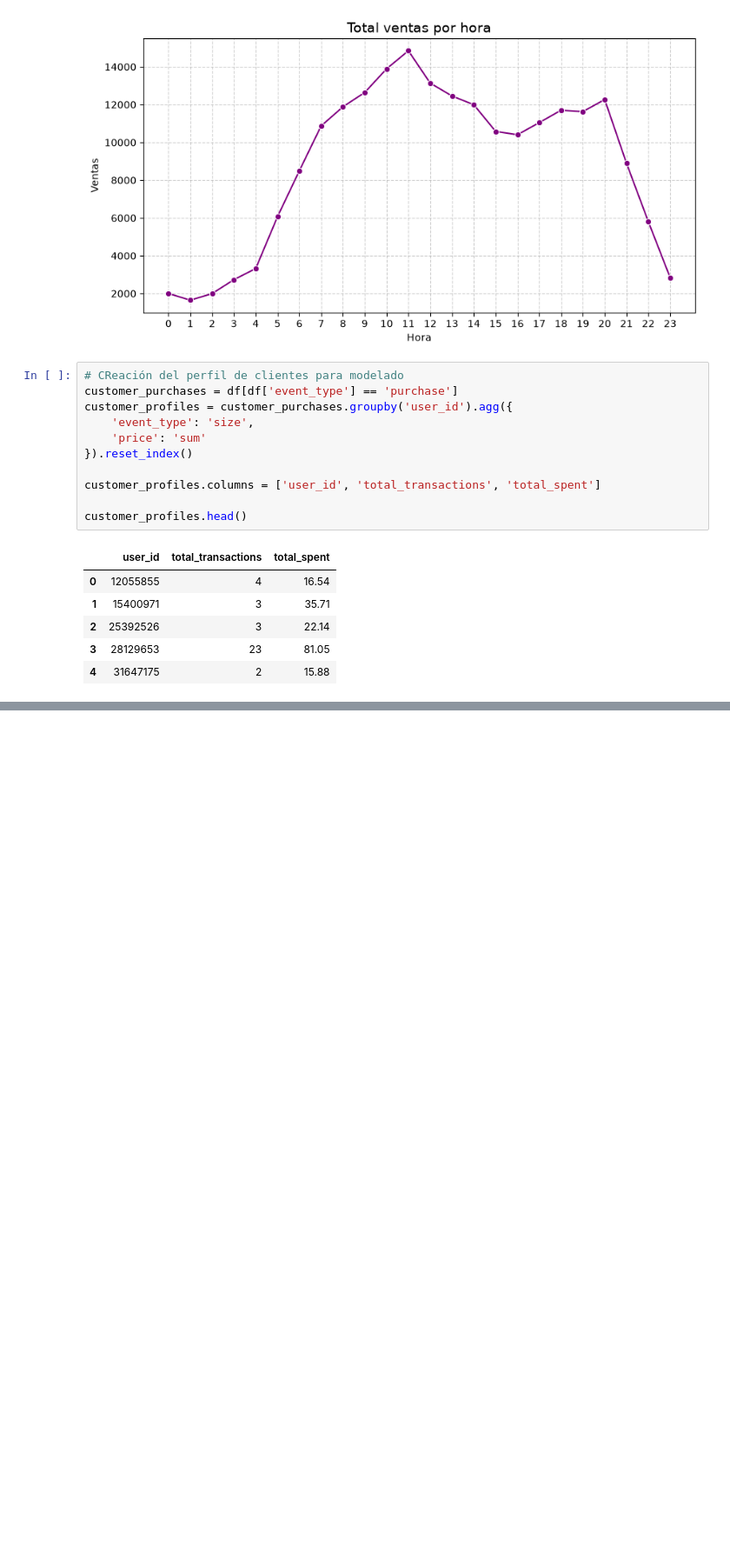
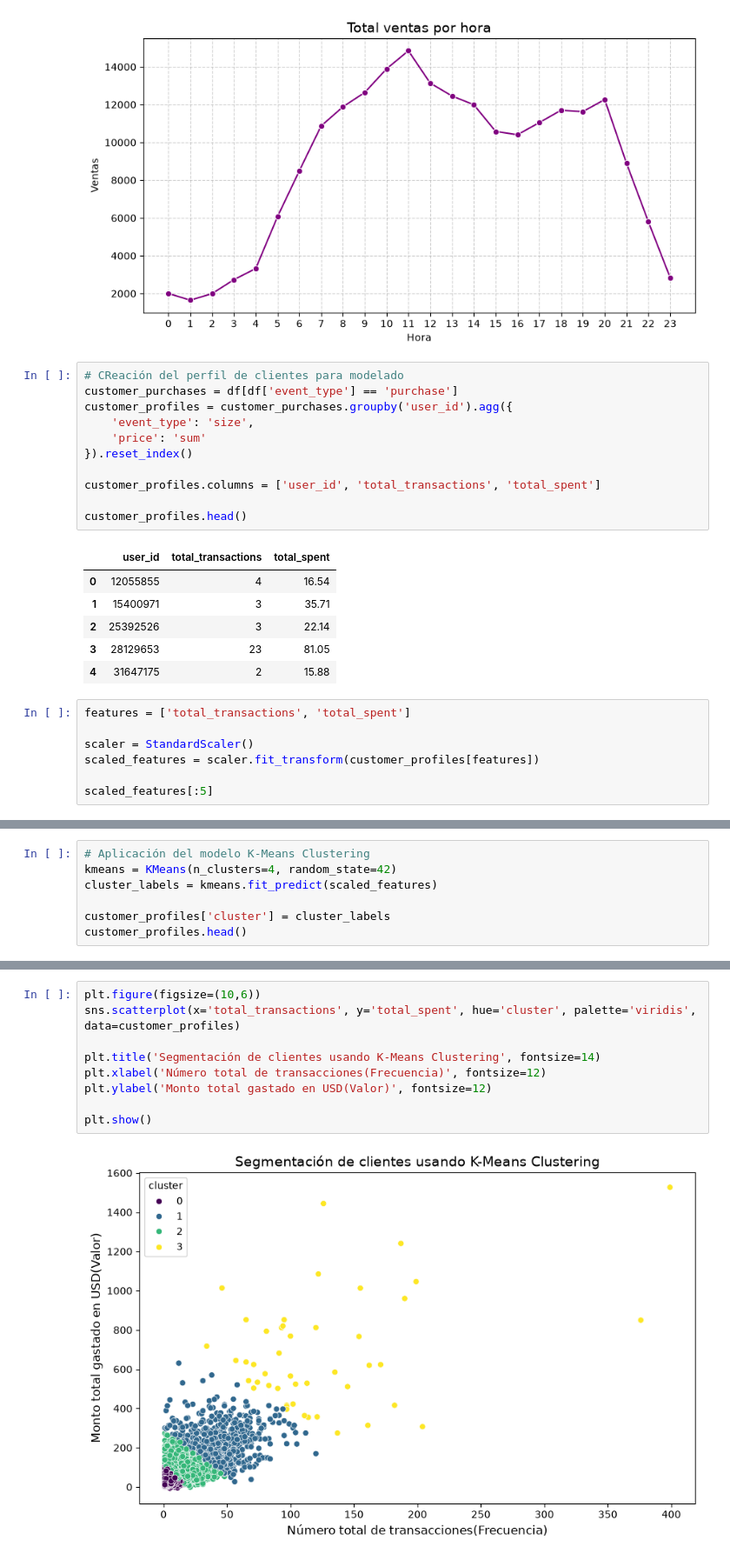
Before and after one commit to ricardosemanate/cosmetics-customer-segmentation, a Jupyter notebook: 01_data_exploration.ipynb, the cells around one changed output, grey strips where cells are left out. Shown at 87% size. Cells and saved outputs as stored; diff of their text form; blank space fills up the shorter version.

Commit message:
Actualizar notebook con el modelo K-Means completo

```diff
--- a/01_data_exploration.ipynb
+++ b/01_data_exploration.ipynb
@@ -268,3 +271,10 @@ customer_profiles.head()
 | 2 | 25392526 | 3 | 22.14 |
 | 3 | 28129653 | 23 | 81.05 |
 | 4 | 31647175 | 2 | 15.88 |
+# %%
+features = ['total_transactions', 'total_spent']
+
+scaler = StandardScaler()
+scaled_features = scaler.fit_transform(customer_profiles[features])
+
+scaled_features[:5]
@@ -270,0 +287,7 @@ customer_profiles.head()
+# %%
+# Aplicación del modelo K-Means Clustering
+kmeans = KMeans(n_clusters=4, random_state=42)
+cluster_labels = kmeans.fit_predict(scaled_features)
+
+customer_profiles['cluster'] = cluster_labels
+customer_profiles.head()
@@ -270,0 +326,11 @@ customer_profiles.head()
+# %%
+plt.figure(figsize=(10,6))
+sns.scatterplot(x='total_transactions', y='total_spent', hue='cluster', palette='viridis', data=customer_profiles)
+
+plt.title('Segmentación de clientes usando K-Means Clustering', fontsize=14)
+plt.xlabel('Número total de transacciones(Frecuencia)', fontsize=12)
+plt.ylabel('Monto total gastado en USD(Valor)', fontsize=12)
+
+plt.show()
+# %% [output]
+[figure, added]
```
Also changed, not shown: parts of 6 cells of this notebook.
